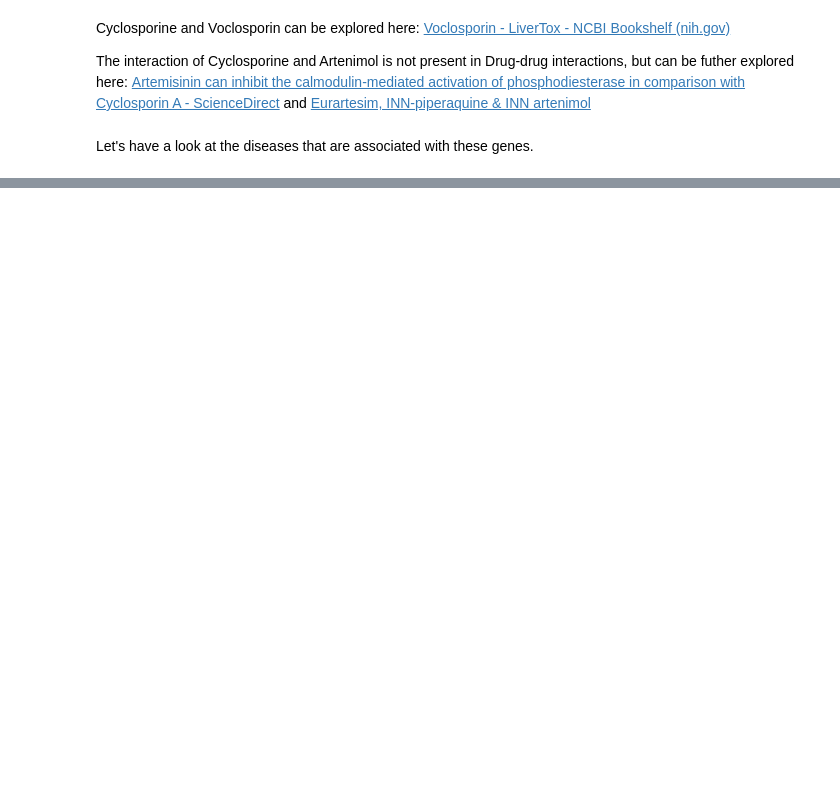
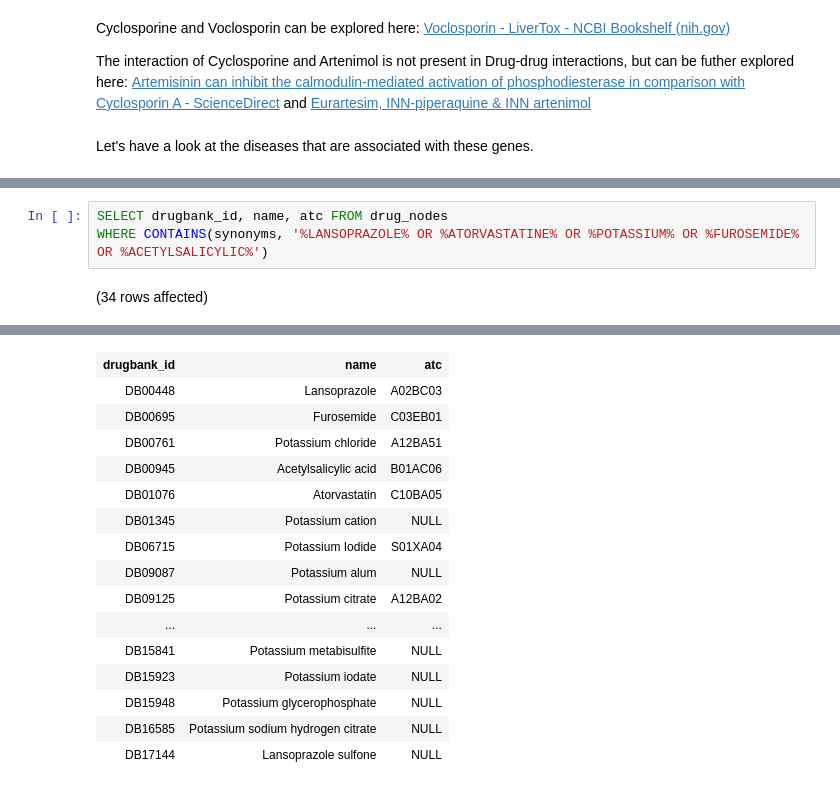
Before and after one commit to rangan2510/InteractDb-rc2, a Jupyter notebook: loader/sql/Demo1.ipynb, the cells around one changed output, grey strips where cells are left out. Drawn from its saved outputs; the diff is of its cells as text; blank space fills up the shorter version.

```diff
--- a/loader/sql/Demo1.ipynb
+++ b/loader/sql/Demo1.ipynb
@@ -238,3 +232,8 @@ Total execution time: 00:00:01.166
 | Ovarian Carcinoma | Pathological Conditions, Signs an... | CYPA | Overexpression of CypA and metast... |
 | Ovarian Carcinoma | Pathological Conditions, Signs an... | CYPA | Lung metastasis mouse models were... |
 | Ovarian Carcinoma | Neoplasms | CYPA | A novel synergy of anti-GM3 antib... |
+# %%
+SELECT drugbank_id, name, atc FROM drug_nodes
+WHERE CONTAINS(synonyms, '%LANSOPRAZOLE% OR %ATORVASTATINE% OR %POTASSIUM% OR %FUROSEMIDE% OR %ACETYLSALICYLIC%')
+# %% [output]
+(34 rows affected)
@@ -240,0 +241,16 @@ Total execution time: 00:00:01.166
+| drugbank_id | name | atc |
+| DB00448 | Lansoprazole | A02BC03 |
+| DB00695 | Furosemide | C03EB01 |
+| DB00761 | Potassium chloride | A12BA51 |
+| DB00945 | Acetylsalicylic acid | B01AC06 |
+| DB01076 | Atorvastatin | C10BA05 |
+| DB01345 | Potassium cation | NULL |
+| DB06715 | Potassium Iodide | S01XA04 |
+| DB09087 | Potassium alum | NULL |
+| DB09125 | Potassium citrate | A12BA02 |
+| ... | ... | ... |
+| DB15841 | Potassium metabisulfite | NULL |
+| DB15923 | Potassium iodate | NULL |
+| DB15948 | Potassium glycerophosphate | NULL |
+| DB16585 | Potassium sodium hydrogen citrate | NULL |
+| DB17144 | Lansoprazole sulfone | NULL |
```
Also changed, not shown: parts of 13 cells of this notebook, 3 other files.
